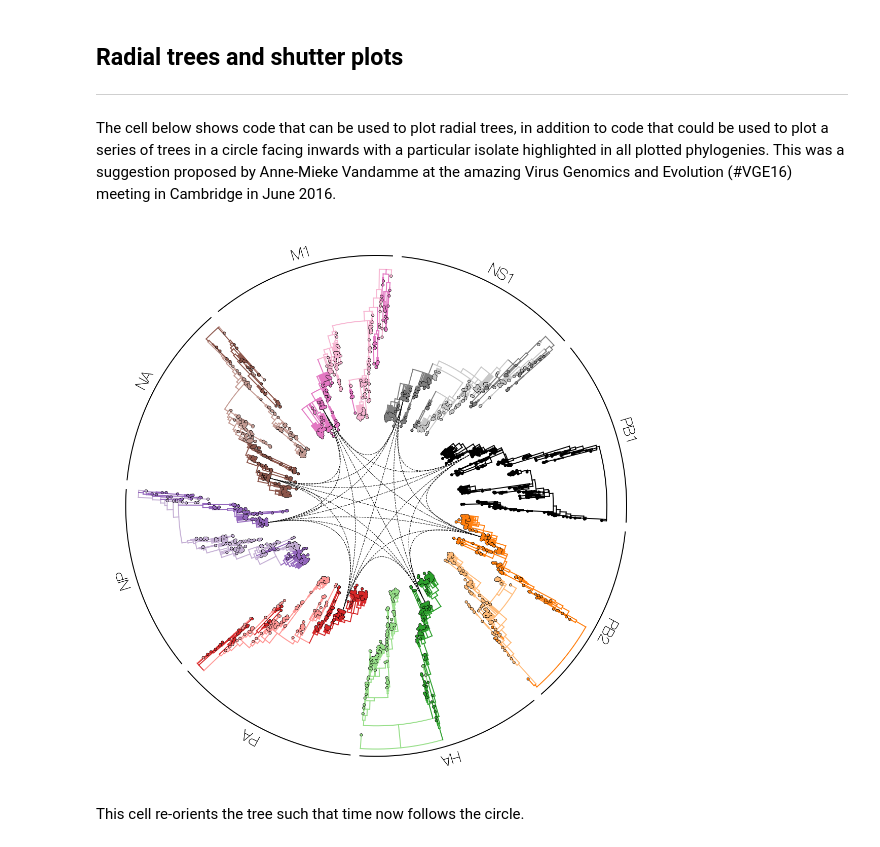
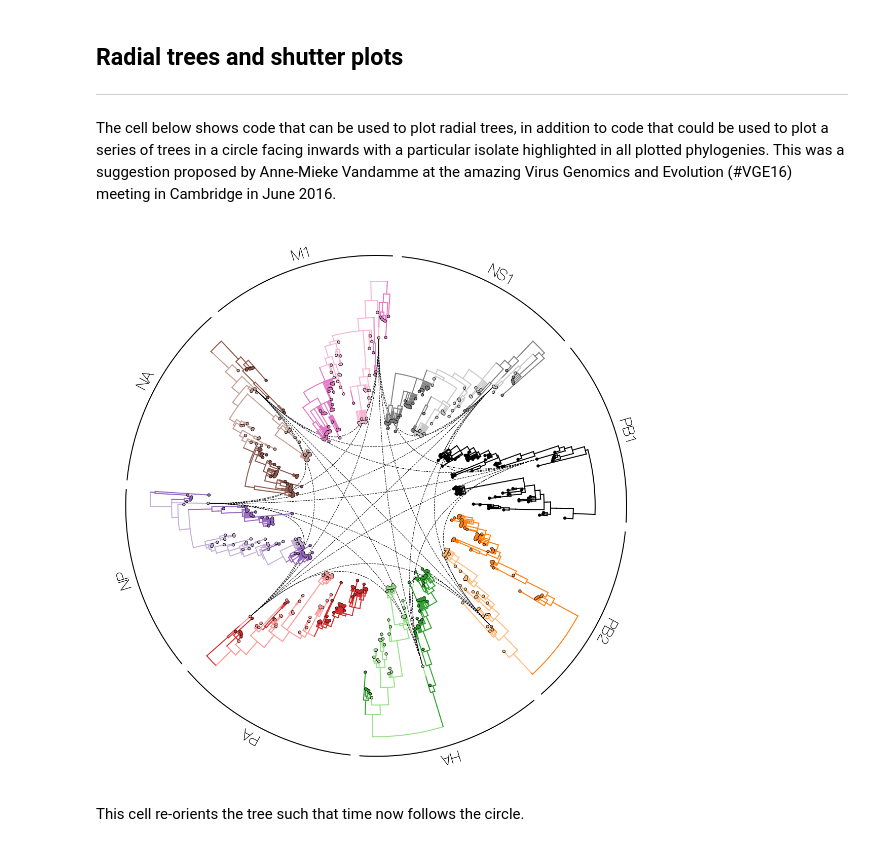
Before and after one commit to evogytis/baltic, a Jupyter notebook: austechia.ipynb, the cells around one changed output. Cells and saved outputs as stored; diff of their text form; code cells hidden in the pictures.

```diff
--- a/austechia.ipynb
+++ b/austechia.ipynb
@@ -565,0 +441,16 @@ Done!
+# %%
+segments=['PB1','PB2','PA','HA','NP','NA','M1','NS1']
+
+trees={} ## dict
+for segment in segments:
+    print segment,
+    address=r'https://raw.githubusercontent.com/evogytis/fluB/master/data/mcc%%20trees/InfB_%st_ALLs1.mcc.tre'%(segment) ## address of example tree
+
+    fetch_tree = requests.get(address) ## fetch tree
+    treeFile=StringIO(fetch_tree.text) ## stream from repo copy
+
+    ll=bt.loadNexus(treeFile,tip_regex='_([0-9\-]+)$') ## treeFile here can alternatively be a path to a local file
+    trees[segment]=ll.collapseBranches(lambda k:k.traits['posterior']<0.5) ## add tree object to dict
+    trees[segment]=trees[segment].reduceTree([k for k in ll.Objects if k.branchType=='leaf' and k.numName in map(str,range(0,452,5))]) ## reduce tree to every 5th tip, to make plotting faster later
+
+print '\nDone!'
@@ -720,18 +669,18 @@ branchWidth=2 ## default branch width
 inwardSpace=0.5
 gap=0.95 ## determines how much of their allocated space along the circle a tree uses
 
-tree_names=['PB1t','PB2t','HAt','PAt','NPt','NAt','M1t','NS1t'] ## define order in which dict will be accessed
-# tree_names=['PB1t','PB2t','HAt','PAt','NPt'] ## define order that makes a pentagram
-# tree_names=['PB1t','PB2t','HAt'] ## define order that plots coevolving segments
-# tree_names=['PB1t','HAt'] ## define order that plots two trees
+tree_names=['PB1','PB2','HA','PA','NP','NA','M1','NS1'] ## define order in which dict will be accessed
+# tree_names=['PB1','PB2','HA','PA','NP'] ## define order that makes a pentagram
+# tree_names=['PB1','PB2','HA'] ## define order that plots coevolving segments
+# tree_names=['PB1','HA'] ## define order that plots two trees
 
-cmap=mpl.cm.Vega20 ## choose a colour map
+cmap=mpl.cm.tab20 ## choose a colour map
 vega_colours={tree:[cmap((t*2)/20.0),cmap((t*2+1)/20.0)] for t,tree in enumerate(tree_names)}
 
 circFrac=1/float(len(tree_names)) ## what fraction of the circle a single tree occupies
 startFrom=np.pi ## start at some point along the circle
 
-all_tips=[r.name for r in trees['PB1t'].Objects if isinstance(r,bt.leaf)] ## get all tip names from a tree
+all_tips=[r.name for r in trees['PB1'].Objects if isinstance(r,bt.leaf)] ## get all tip names from a tree
 randomTip=np.random.randint(0,len(all_tips)) ## pick random tip
 
 foci=[all_tips[randomTip]] ## set it as focus - any tips listed here will be connected in a tanglegram-y way
@@ -756,10 +705,10 @@ for t,tr in enumerate(tree_names): ## iterate over trees
         labelX=inwardSpace+1.05
     labelY=baseCircle+circFrac*np.pi
 
-    ax.text(np.sin(labelY)*labelX*1.05,np.cos(labelY)*labelX*1.05,'%s'%(tr[:-1]),size=30,rotation=-np.rad2deg(labelY),va='center',ha='center',path_effects=effects)
+    ax.text(np.sin(labelY)*labelX*1.1,np.cos(labelY)*labelX*1.1,'%s'%(tr),size=30,rotation=-np.rad2deg(labelY),va='center',ha='center',path_effects=effects)
 
     treeBar=np.linspace(baseCircle,baseCircle+2*gap*circFrac*np.pi,40)
-    ax.plot(np.sin(treeBar)*labelX,np.cos(treeBar)*labelX,lw=2,ls='-',color='k')
+    ax.plot(np.sin(treeBar)*labelX*1.05,np.cos(treeBar)*labelX*1.05,lw=2,ls='-',color='k')
 
     for k in cur_tree.Objects: ## iterate through objects in the tree
         y=k.y ## get y position of current object
@@ -789,7 +738,7 @@ for t,tr in enumerate(tree_names): ## iterate over trees
         if isinstance(k,bt.leaf): ## if leaf...
             s=20
             ax.scatter(np.sin(yc)*xc,np.cos(yc)*xc,s=s,facecolor=c,edgecolor='none',zorder=11) ## plot circle for every tip, notice that coordinates that were y coordinates are now transformed with sin and cos and previous x coordinate is used to scale the circle up
-            ax.scatter(np.sin(yc)*xc,np.cos(yc)*xc,s=s+0.8*s,facecolor='k',edgecolor='none',zorder=10) ## plot black circle underneath
+            ax.scatter(np.sin(yc)*xc,np.cos(yc)*xc,s=s*2,facecolor='k',edgecolor='none',zorder=10) ## plot black circle underneath
 
             if k.name in foci: ## if tip is one of the wanted tips for tanglegram
                 p1=(np.sin(yc)*xc , np.cos(yc)*xc) ## get actual plot coordinates of origin tip along circle for a tanglegram connection
@@ -820,43 +769,41 @@ for t,tr in enumerate(tree_names): ## iterate over trees
 
                                 p2=(np.sin(yc2)*xc2,np.cos(yc2)*xc2) ## get actual plot coordinate of target tip in next tree
 
-                                bezLine=Bezier([p1,0.0,p2],0.0,1.0,30) ## Bezier curve with control point at (0,0)
-                                ax.plot(bezLine[:,0],bezLine[:,1],color='k',ls='--',lw=1) ## plot Bezier curve
+                                bez_points=np.array([p1,(0.0,0.0),p2]).transpose()
+                                xs,ys=bezier.Curve(bez_points,2).evaluate_multi(np.linspace(0,1,30))
+                                ax.plot(xs,ys,color='k',ls='--',lw=1) ## plot Bezier curve
 
                     startFrom2+=circFrac ## increment to next tree
 
         elif isinstance(k,bt.node): ## if node...
             yl=k.children[-1].y ## fetch first child y coordinate
             yr=k.children[0].y ## fetch last child y coordinate
 
             ycl=baseCircle+circFrac*np.pi*2*(yl/float(leafCount))*gap ## transform coordinates of first child
             ycr=baseCircle+circFrac*np.pi*2*(yr/float(leafCount))*gap ## transform coordinates of last child
 
             ybar=np.linspace(ycl,ycr,15) ## create a curved bar
 
             ax.plot(np.sin(ybar)*xc,np.cos(ybar)*xc,lw=branchWidth,color=c,ls='-',zorder=9) ## plot curved bar at the base of a node
 
         ax.plot([np.sin(yc)*xc,np.sin(yc)*xpc],[np.cos(yc)*xc,np.cos(yc)*xpc],lw=branchWidth,color=c,ls='-',zorder=9) ## plot ancestral branch
 
     startFrom+=circFrac ## increment position along circle for next tree
 
 # ax.set_xlim(-inwardSpace*1.1,inwardSpace*1.1) ## plot limits
 # ax.set_ylim(-inwardSpace*1.1,inwardSpace*1.1)
 
-ax.spines['top'].set_visible(False) ## no axes
-ax.spines['right'].set_visible(False)
-ax.spines['left'].set_visible(False)
-ax.spines['bottom'].set_visible(False)
+[ax.spines[loc].set_visible(False) for loc in ['top','right','left','bottom']] ## no axes
 
 ax.tick_params(axis='x',size=0) ## no labels
 ax.tick_params(axis='y',size=0)
 ax.set_xticklabels([])
 ax.set_yticklabels([])
 
 ax.set_aspect(1) ## aspect set to 1 for proper circular plot
 plt.show()
 # %% [output]
-[figure, old version]
+[figure, new version]
 # %% [markdown]
 This cell re-orients the tree such that time now follows the circle.
 # %%
```
Also changed, not shown: parts of 38 cells of this notebook, 3 other files.
